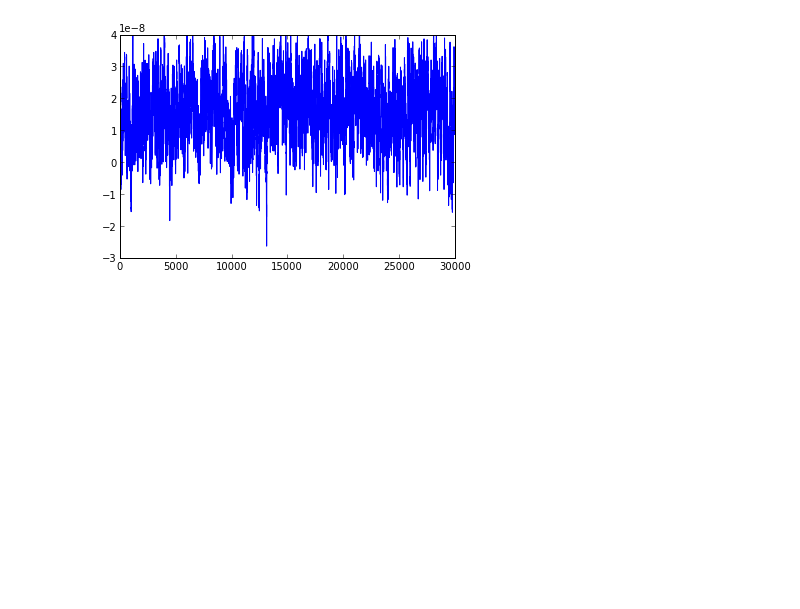
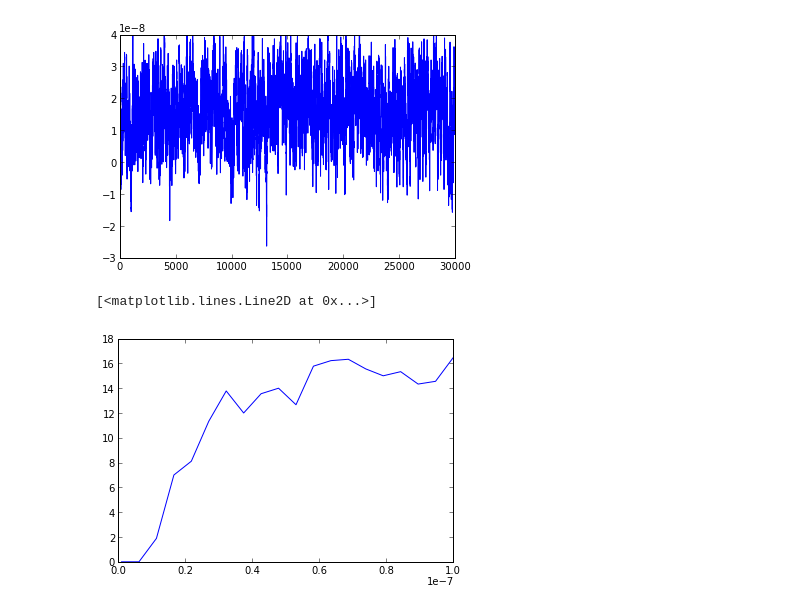
Before and after one commit to yzerlaut/transfer_functions, a Jupyter notebook: ou_with_reset.ipynb, the cells around one changed output. Cells and saved outputs as stored; diff of their text form; code cells hidden in the pictures; blank space fills up the shorter version.

```diff
--- a/ou_with_reset.ipynb
+++ b/ou_with_reset.ipynb
@@ -169,3 +192,13 @@ print len(spikes)/tmax
 # %% [output]
 10.6666666667
 [figure]
+# %%
+#mu, sigma, tau, threshold, dt = 2, 6., 0.1, 3., 1.e-5
+mu, sigma, tau, threshold, dt = 2.4e-8, 1.2e-8, 0.01, 4e-10, 1.e-5
+sigmas = np.linspace(0.1e-8, 10.e-8, 20)
+param, fr = np.array([(_, fast_calc_fr(tmax, dt, mu, _, tau, threshold))
+                      for _ in sigmas]).T
+plt.plot(param, fr)
+# %% [output]
+[<matplotlib.lines.Line2D at 0x...>]
+[figure, added]
```
Also changed, not shown: parts of 9 cells of this notebook.
